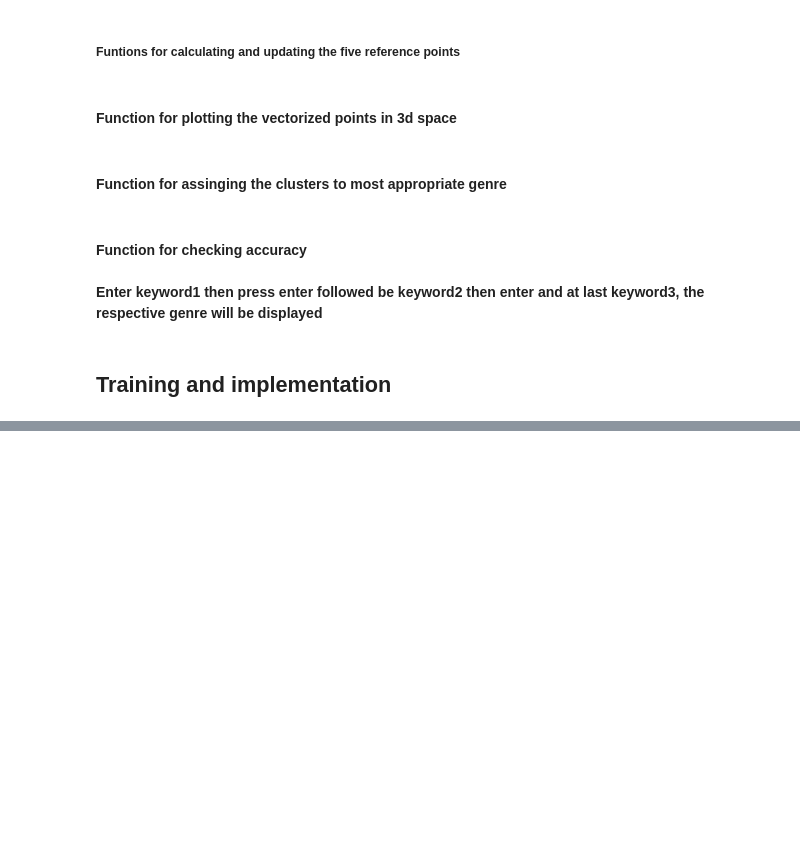
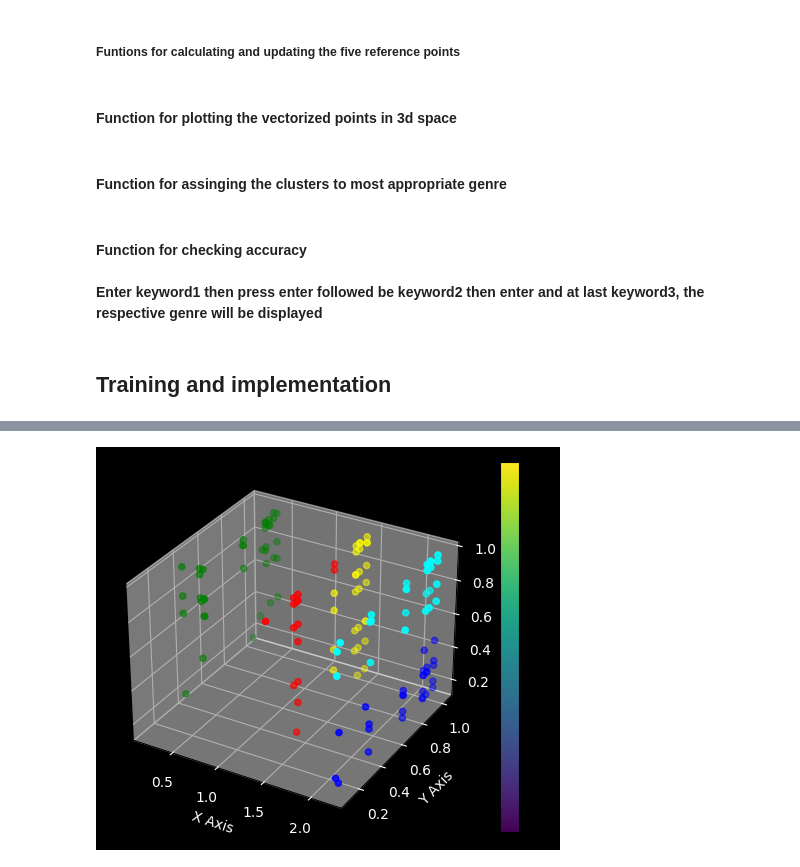
Before and after one commit to KshitijNayan/Song_Genre, a Jupyter notebook: GenreClassification.ipynb, the cells around one changed output, grey strips where cells are left out. Drawn from its saved outputs; the diff is of its cells as text; code cells hidden in the pictures; blank space fills up the shorter version.

```diff
--- a/GenreClassification.ipynb
+++ b/GenreClassification.ipynb
@@ -149,4 +43,0 @@ for i in range(9):
-# %%
-for i in range(10):
-    for j in range(1,6):
-        labels[2][i]+=(1.2**k3[i][j])/(k3[i][0])
@@ -156,4 +120,4 @@ for i in range(10):
 xl=[99 for i in range(len(xp))]
 yl=[99 for i in range(len(xl))]
 zl=[99 for i in range(len(xl))]
-kl=[99 for i in range(len(xl))]
+#kl=[99 for i in range(len(xl))]
@@ -315,3 +181,15 @@ def leastDplotter():
+# %%
+def leastDplotter():
+    for j in range(5):
+        for i in range(len(xl)):
+            dis[j][i]=np.cbrt(pow(xl[i]-x[j],2)+pow(yl[i]-y[j],2)+pow(zl[i]-z[j],2))
+
+    color_coding=['yellow','red','blue','green','cyan']
+    for counter_dist in range(5):
+        for i in range(len(xl)):
+            if(np.minimum(np.minimum(np.minimum(np.minimum(d0[i],d1[i]),d2[i]),d3[i]),d4[i])==dis[counter_dist][i]):
+                ld[i]=counter_dist
+                colors[i]=color_coding[counter_dist]
 # %% [markdown]
 #### Function for plotting the vectorized points in 3d space
 # %%
@@ -422,72 +300,25 @@ print("Cyan for ",genre[mapping[4]])
 
 #For input of all three keywords, applying BoW and checking which genre it belongs
 d=np.zeros(5)
-xq=-1
-yq=-1
-zq=-1
-xqq=input()
-yqq=input()
-zqq=input()
-if(xqq=='guitar'):
-    xq=labels[0][0]
-elif(xqq=='brass'):
-    xq=labels[0][1]
-elif(xqq=='banjo'):
-    xq=labels[0][2]
-elif(xqq=='synth'):
-    xq=labels[0][3]
-elif(xqq=='violin'):
-    xq=labels[0][4]
-elif(xqq=='piano'):
-    xq=labels[0][5]
+xqq=[0]
+yqq=[0]
+zqq=[0]
 
+xqq[0]=input()
+yqq[0]=input()
+zqq[0]=input()
 
-if(yqq=='happy'):
-    yq=labels[1][0]
-elif(yqq=='energetic'):
-    yq=labels[1][1]
-elif(yqq=='calm'):
-    yq=labels[1][2]
-elif(yqq=='mellow'):
-    yq=labels[1][3]
-elif(yqq=='emotional'):
-    yq=labels[1][4]
-elif(yqq=='nostalgic'):
-    yq=labels[1][5]
-elif(yqq=='angry'):
-    yq=labels[1][6]
-elif(yqq=='sad'):
-    yq=labels[1][7]
-elif(yqq=='upbeat'):
-    yq=labels[1][8]
+xq,yq,zq=wordEmbed(xqq,yqq,zqq)
 
+xq[0]=labels[0][xqq[0]]
+yq[0]=labels[1][yqq[0]]
+zq[0]=labels[2][zqq[0]]
 
-if(zqq=='distorted'):
-    zq=labels[2][0]
-elif(zqq=='melodic'):
-    zq=labels[2][1]
-elif(zqq=='acoustic'):
-    zq=labels[2][2]
-elif(zqq=='heavy'):
-    zq=labels[2][3]
-elif(zqq=='slow'):
-    zq=labels[2][4]
-elif(zqq=='upbeat'):
-    zq=labels[2][5]
-elif(zqq=='rhythmic'):
-    zq=labels[2][6]
-elif(zqq=='twangy'):
-    zq=labels[2][7]
-elif(zqq=='fast'):
-    zq=labels[2][8]
-elif(zqq=='danceable'):
-    zq=labels[2][9]
-
-if xq==-1 or yq==-1 or zq==-1:
+if xq[0]==-1 or yq[0]==-1 or zq[0]==-1:
     print("No or wrong input")
     sys.exit(0)
 for i in range(5):
-    d[i]=np.cbrt(pow(xq-x[i],2)+pow(yq-y[i],2)+pow(zq-z[i],2))
+    d[i]=np.cbrt(pow(xq[0]-x[i],2)+pow(yq[0]-y[i],2)+pow(zq[0]-z[i],2))
 for i in range(5):
     if(np.minimum(np.minimum(np.minimum(np.minimum(d[0],d[1]),d[2]),d[3]),d[4])==d[i]):
         result=mapping[i]
@@ -503,3 +334,4 @@ elif(result==3):
     print("It's a hip-hop")
 elif(result==4):
     print("It's a pop")
+# %% [output]
@@ -505,0 +339 @@ elif(result==4):
+[figure, added]
```
Also changed, not shown: parts of 11 cells of this notebook, 1 other file.
